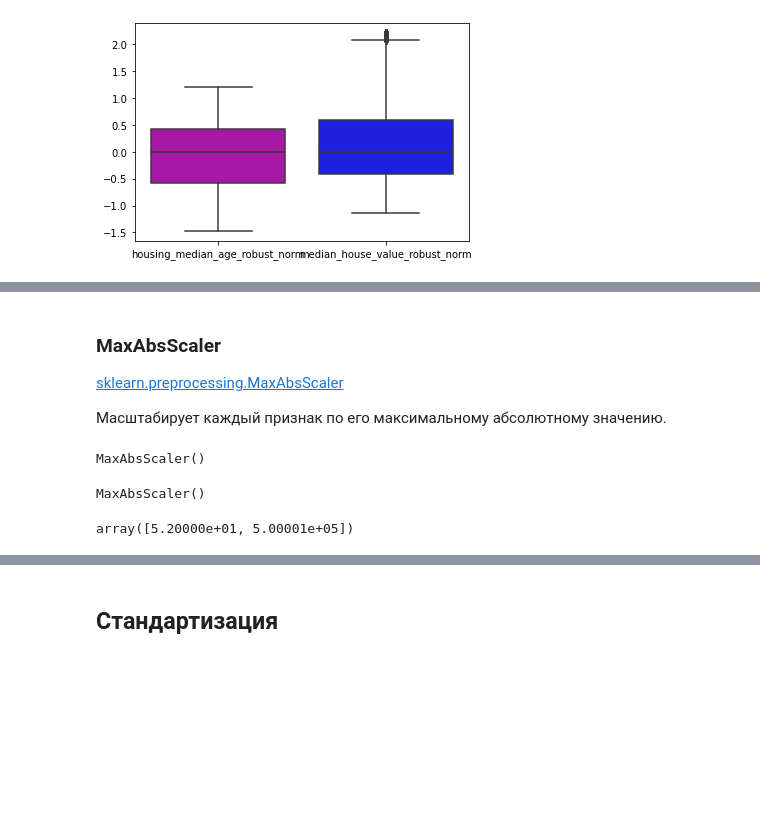
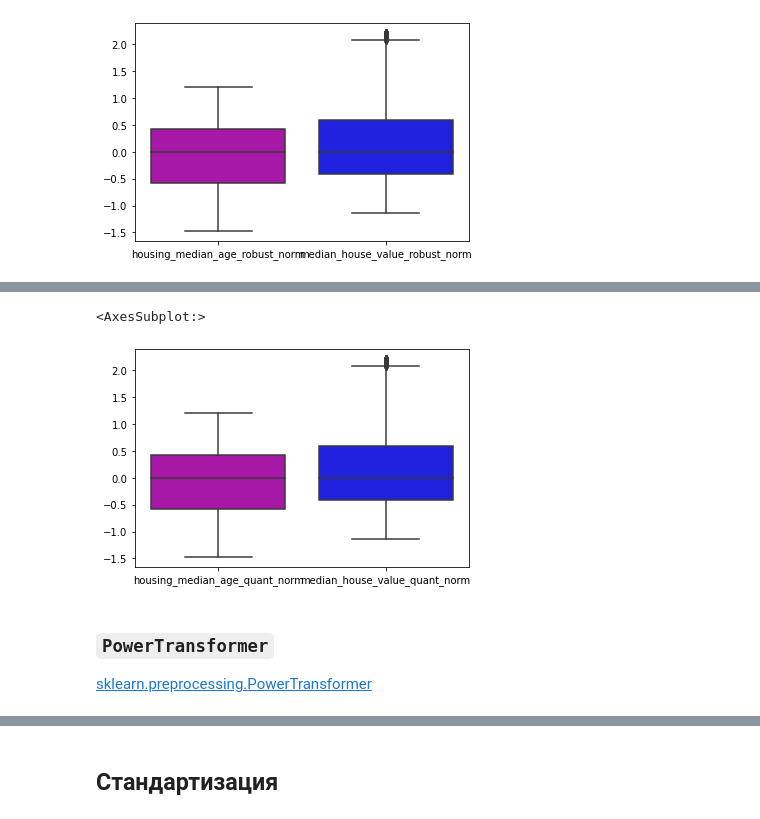
Before and after one commit to ryndovaira-org/data_science_lectures, a Jupyter notebook: 04_data_preparation/lectures/05_standardization_normalization.ipynb, the cells around one changed output, grey strips where cells are left out. Cells and saved outputs as stored; diff of their text form; code cells hidden in the pictures; blank space fills up the shorter version.

```diff
--- a/04_data_preparation/lectures/05_standardization_normalization.ipynb
+++ b/04_data_preparation/lectures/05_standardization_normalization.ipynb
@@ -360,21 +487,11 @@ sns.boxplot(data=df[['housing_median_age_robust_norm',
+# %%
+sns.boxplot(data=df[['housing_median_age_quant_norm',
+                     'median_house_value_quant_norm']],
+            palette=['m', 'b'])
+# %% [output]
+<AxesSubplot:>
+[figure, added]
 # %% [markdown]
-### MaxAbsScaler
+### `PowerTransformer`
 
-[sklearn.preprocessing.MaxAbsScaler](https://scikit-learn.org/stable/modules/generated/sklearn.preprocessing.MaxAbsScaler.html#sklearn.preprocessing.MaxAbsScaler)
-
-Масштабирует каждый признак по его максимальному абсолютному значению.
+[sklearn.preprocessing.PowerTransformer](https://scikit-learn.org/stable/modules/generated/sklearn.preprocessing.PowerTransformer.html)
-# %%
-from sklearn.preprocessing import MaxAbsScaler
-
-max_abs_scaler = MaxAbsScaler()
-max_abs_scaler
-# %% [output]
-MaxAbsScaler()
-# %%
-max_abs_scaler.fit(df[['housing_median_age', 'median_house_value']])
-# %% [output]
-MaxAbsScaler()
-# %%
-max_abs_scaler.scale_
-# %% [output]
-array([5.20000e+01, 5.00001e+05])
```
Also changed, not shown: parts of 19 cells of this notebook.
